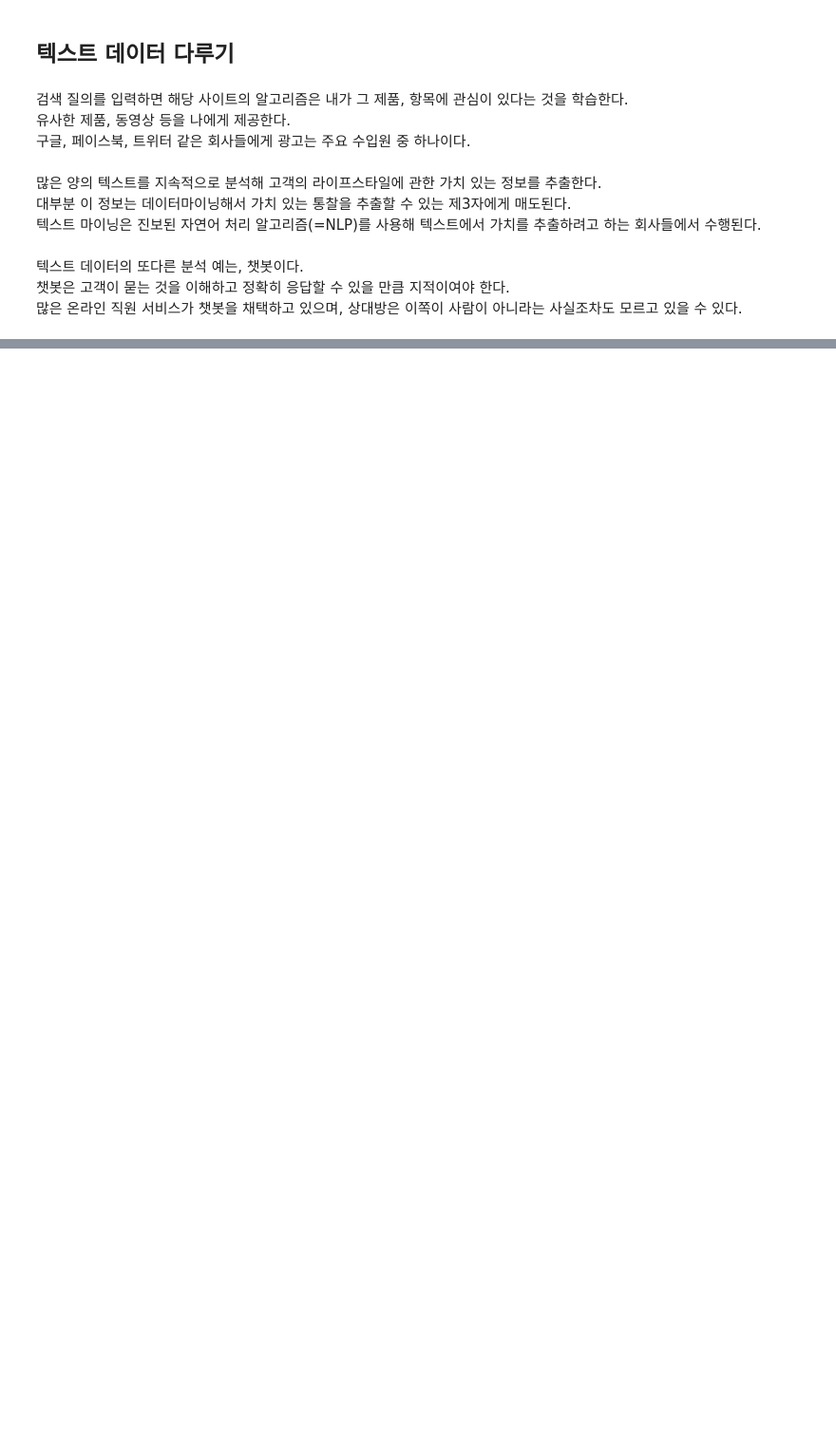
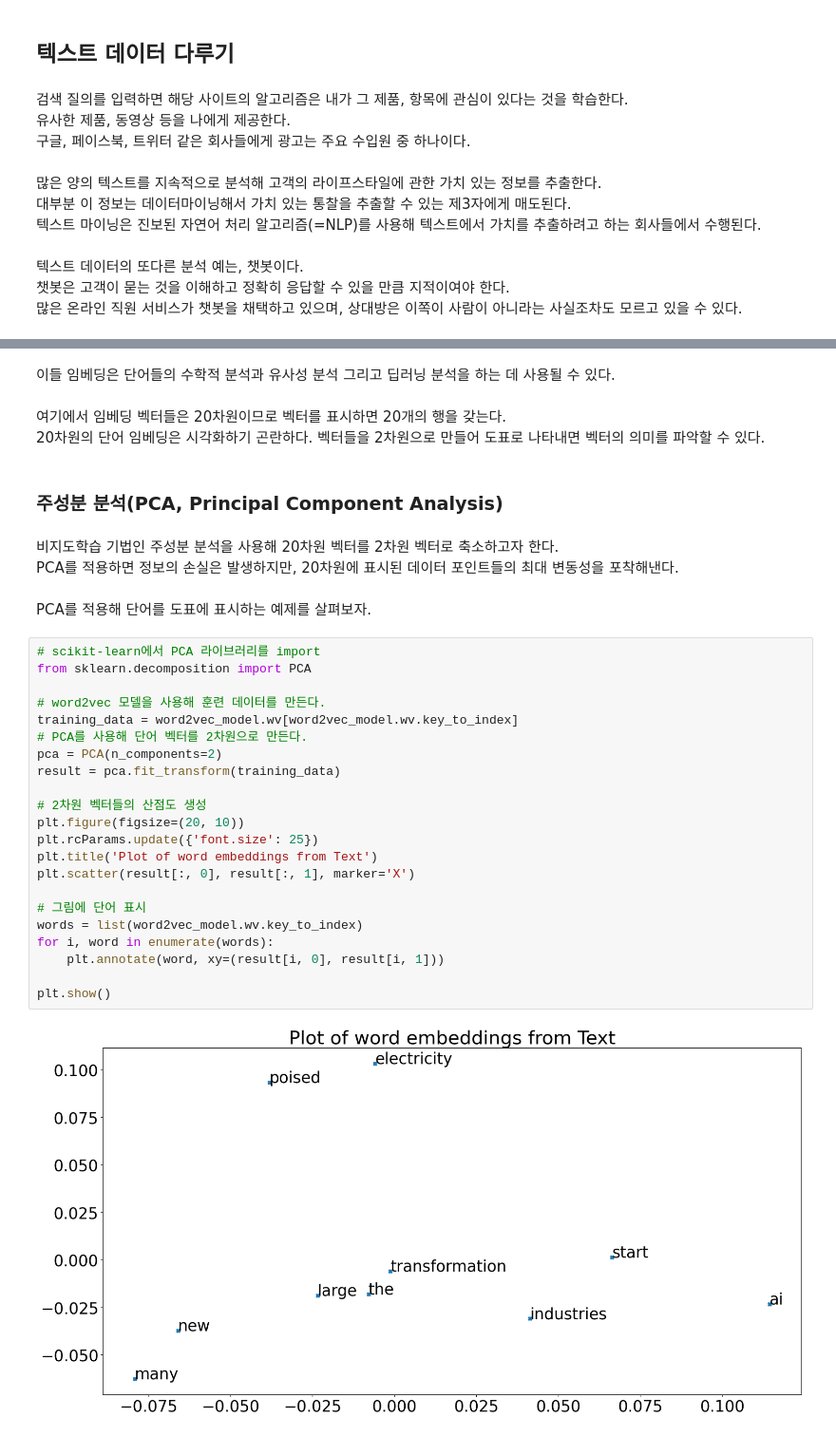
Before and after one commit to yw824/keras-k8s, a Jupyter notebook: ch03_ATypical/03_nltk_text.ipynb, the cells around one changed output, grey strips where cells are left out. Shown at 95% size. Cells and saved outputs as stored; diff of their text form; blank space fills up the shorter version.

```diff
--- a/ch03_ATypical/03_nltk_text.ipynb
+++ b/ch03_ATypical/03_nltk_text.ipynb
@@ -18,0 +369,36 @@ import nltk
+# %% [markdown]
+이들 임베딩은 단어들의 수학적 분석과 유사성 분석 그리고 딥러닝 분석을 하는 데 사용될 수 있다.
+# %% [markdown]
+여기에서 임베딩 벡터들은 20차원이므로 벡터를 표시하면 20개의 행을 갖는다.
+20차원의 단어 임베딩은 시각화하기 곤란하다. 벡터들을 2차원으로 만들어 도표로 나타내면 벡터의 의미를 파악할 수 있다.
+# %% [markdown]
+### 주성분 분석(PCA, Principal Component Analysis)
+# %% [markdown]
+비지도학습 기법인 주성분 분석을 사용해 20차원 벡터를 2차원 벡터로 축소하고자 한다.
+PCA를 적용하면 정보의 손실은 발생하지만, 20차원에 표시된 데이터 포인트들의 최대 변동성을 포착해낸다.
+# %% [markdown]
+PCA를 적용해 단어를 도표에 표시하는 예제를 살펴보자.
+# %%
+# scikit-learn에서 PCA 라이브러리를 import
+from sklearn.decomposition import PCA
+
+# word2vec 모델을 사용해 훈련 데이터를 만든다.
+training_data = word2vec_model.wv[word2vec_model.wv.key_to_index]
+# PCA를 사용해 단어 벡터를 2차원으로 만든다.
+pca = PCA(n_components=2)
+result = pca.fit_transform(training_data)
+
+# 2차원 벡터들의 산점도 생성
+plt.figure(figsize=(20, 10))
+plt.rcParams.update({'font.size': 25})
+plt.title('Plot of word embeddings from Text')
+plt.scatter(result[:, 0], result[:, 1], marker='X')
+
+# 그림에 단어 표시
+words = list(word2vec_model.wv.key_to_index)
+for i, word in enumerate(words):
+    plt.annotate(word, xy=(result[i, 0], result[i, 1]))
+
+plt.show()
+# %% [output]
+[figure, added]
```
Also changed, not shown: parts of 40 cells of this notebook, 4 other files.
